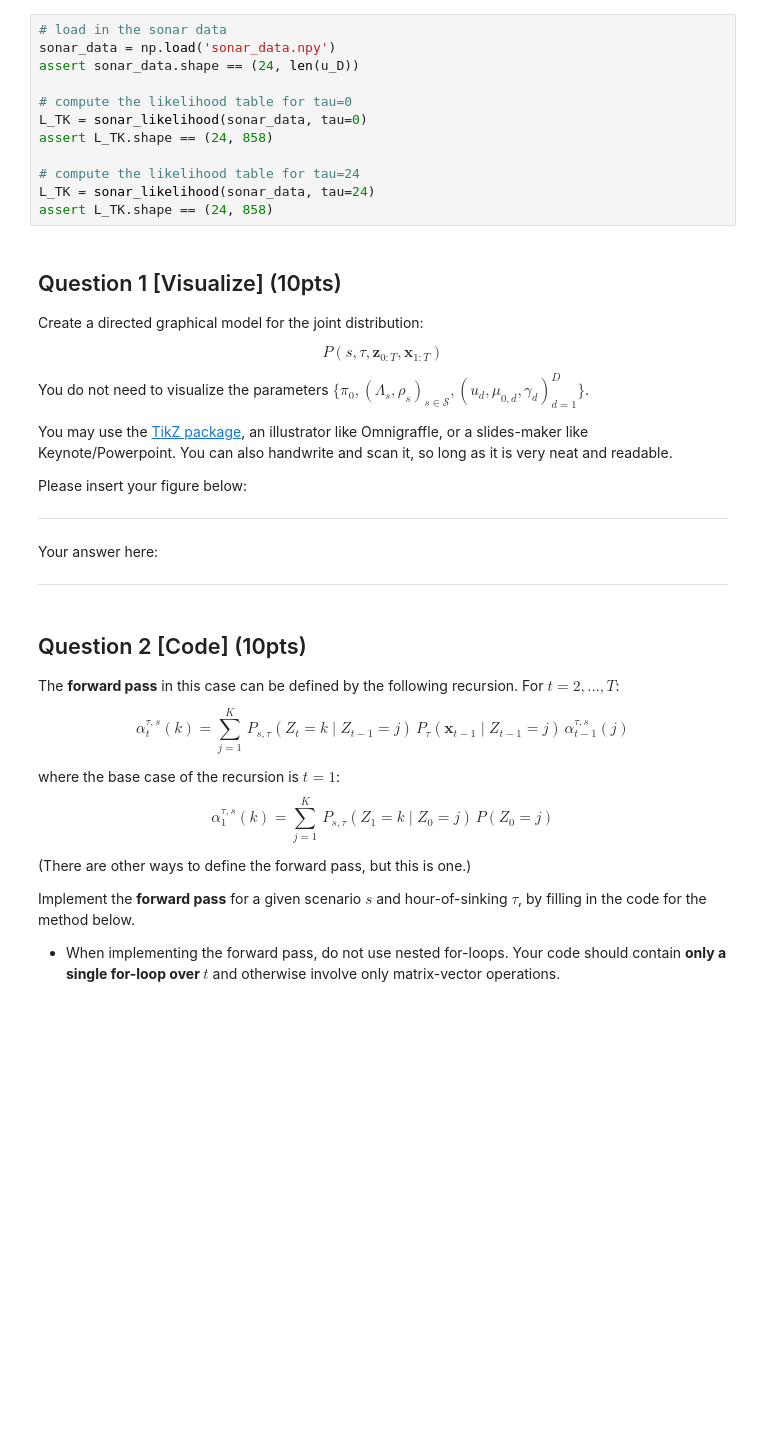
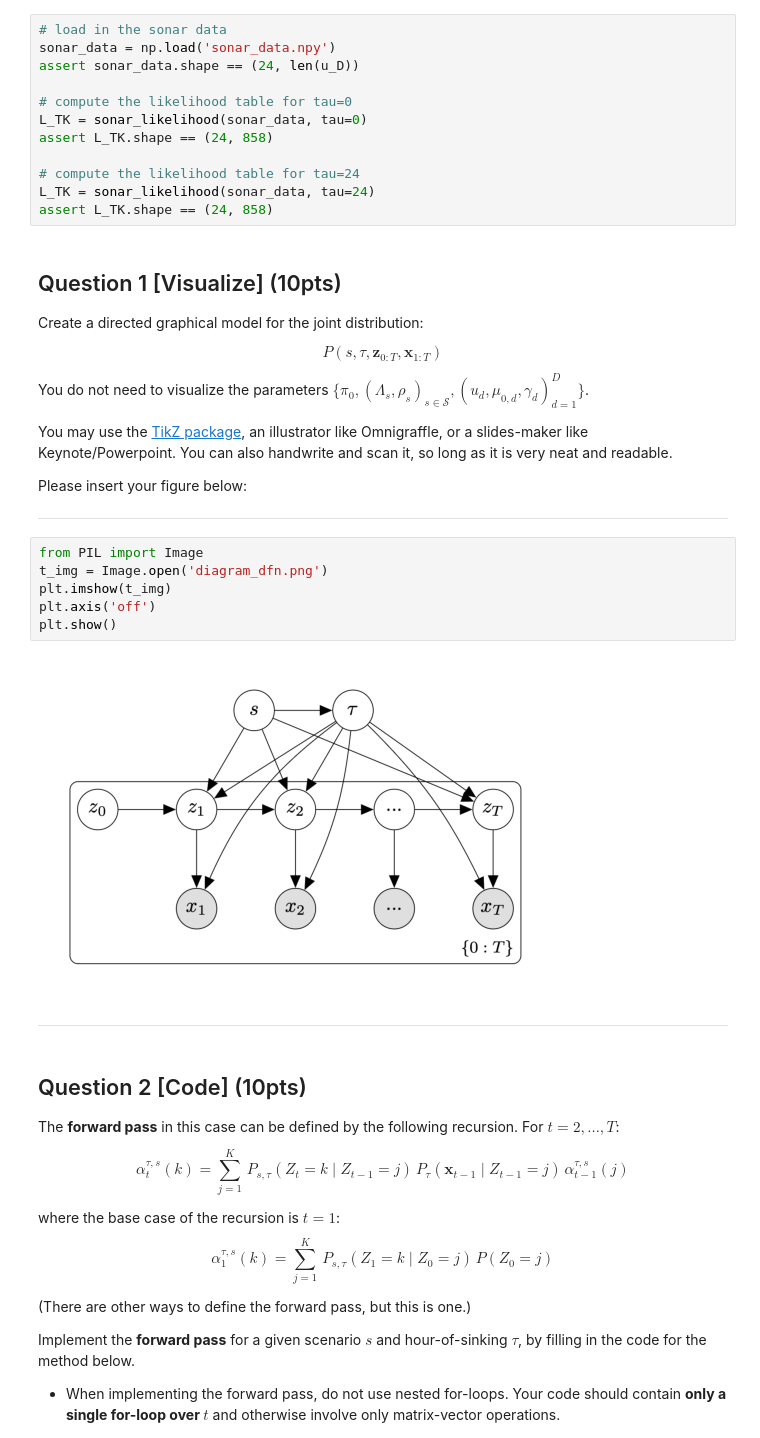
Before and after one commit to dfnoriega/stat_348_2024, a Jupyter notebook: assignments/hw4/hw4_dfn.ipynb, the cells around one changed output. Drawn from its saved outputs; the diff is of its cells as text; blank space fills up the shorter version.

```diff
--- a/assignments/hw4/hw4_dfn.ipynb
+++ b/assignments/hw4/hw4_dfn.ipynb
@@ -350,11 +356,16 @@ You may use the [TikZ package](https://www.overleaf.com/learn/latex/TikZ_package
 
 Please insert your figure below:
 ___
-
-Your answer here:
-
-
-___
+# %%
+from PIL import Image
+t_img = Image.open('diagram_dfn.png')
+plt.imshow(t_img)
+plt.axis('off')
+plt.show()
+# %% [output]
+[figure, added]
+# %% [markdown]
+___
 # %% [markdown]
 ## Question 2 [Code] (10pts)
 
```
Also changed, not shown: parts of 4 cells of this notebook, 7 other files.
